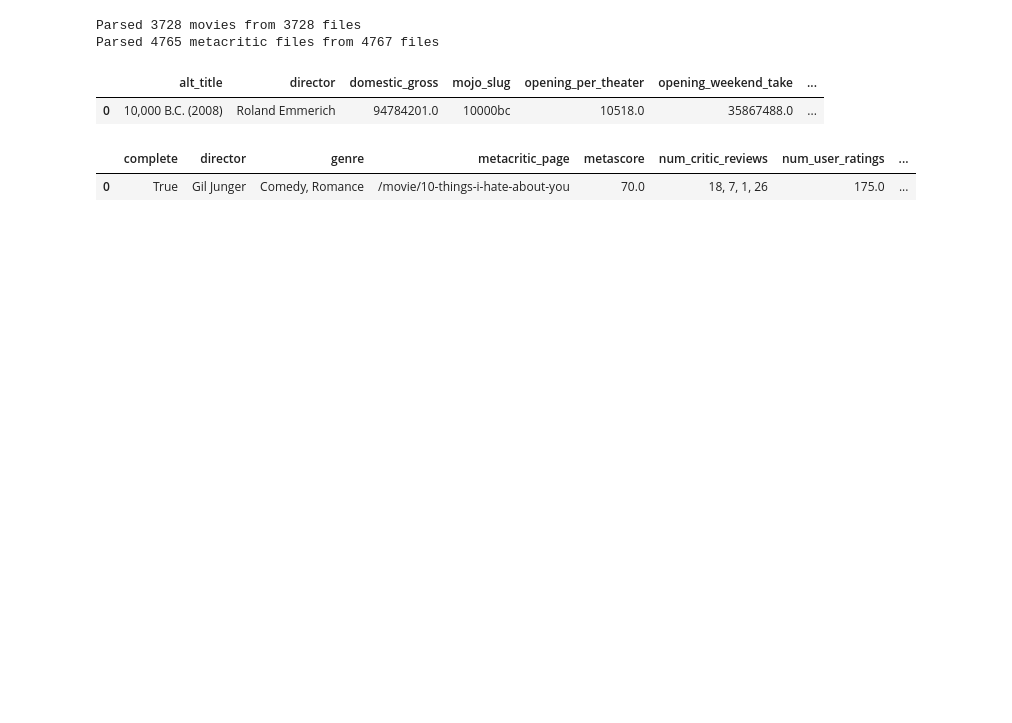
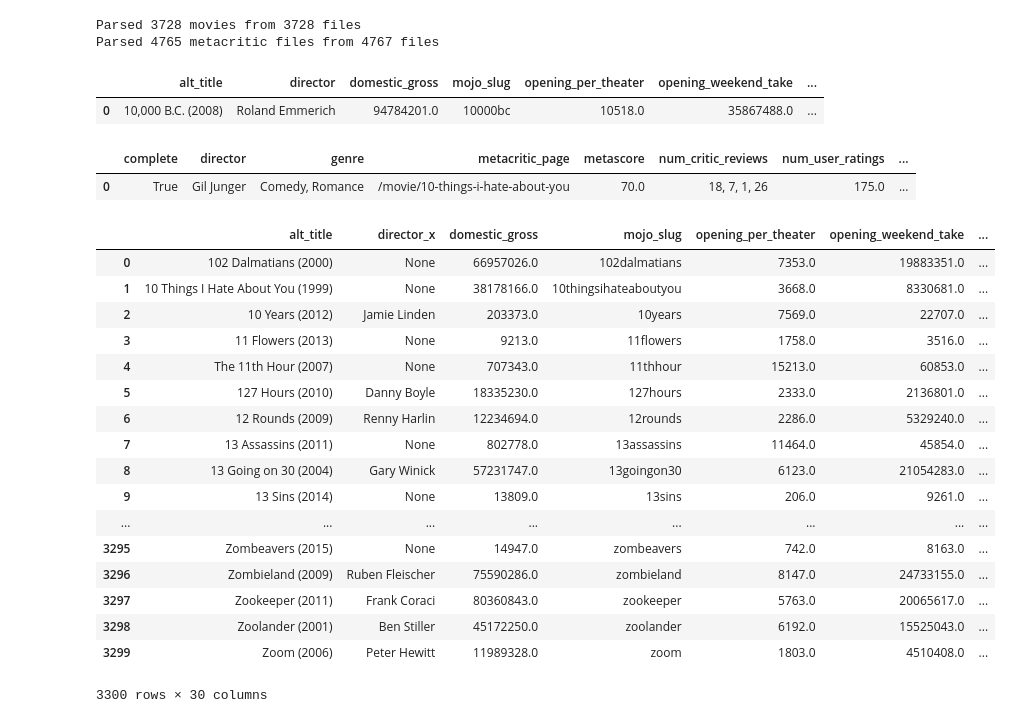
Before and after one commit to mombadil/team_apples, a Jupyter notebook: team apples data cleaning.ipynb, the cells around one changed output. Cells and saved outputs as stored; diff of their text form; code cells hidden in the pictures; blank space fills up the shorter version.

Commit message:
lindsay changed merge to remove whitespace errors

```diff
--- a/team apples data cleaning.ipynb
+++ b/team apples data cleaning.ipynb
@@ -29,0 +26,27 @@ merged_data=mmerge_data(movies_df, meta_df, 'title')
+# %%
+# merge the data
+movie_df['title_strip']=movie_df['title'].str.strip()
+meta_df['title_strip']=meta_df['title'].str.strip()
+
+movie_inner=movie_df.merge(meta_df,on='title_strip', how='inner')
+# %%
+movie_inner
+# %% [output]
+|  | alt_title | director_x | domestic_gross | mojo_slug | opening_per_theater | opening_weekend_take | ... |
+| 0 | 102 Dalmatians (2000) | None | 66957026.0 | 102dalmatians | 7353.0 | 19883351.0 | ... |
+| 1 | 10 Things I Hate About You (1999) | None | 38178166.0 | 10thingsihateaboutyou | 3668.0 | 8330681.0 | ... |
+| 2 | 10 Years (2012) | Jamie Linden | 203373.0 | 10years | 7569.0 | 22707.0 | ... |
+| 3 | 11 Flowers (2013) | None | 9213.0 | 11flowers | 1758.0 | 3516.0 | ... |
+| 4 | The 11th Hour (2007) | None | 707343.0 | 11thhour | 15213.0 | 60853.0 | ... |
+| 5 | 127 Hours (2010) | Danny Boyle | 18335230.0 | 127hours | 2333.0 | 2136801.0 | ... |
+| 6 | 12 Rounds (2009) | Renny Harlin | 12234694.0 | 12rounds | 2286.0 | 5329240.0 | ... |
+| 7 | 13 Assassins (2011) | None | 802778.0 | 13assassins | 11464.0 | 45854.0 | ... |
+| 8 | 13 Going on 30 (2004) | Gary Winick | 57231747.0 | 13goingon30 | 6123.0 | 21054283.0 | ... |
+| 9 | 13 Sins (2014) | None | 13809.0 | 13sins | 206.0 | 9261.0 | ... |
+| ... | ... | ... | ... | ... | ... | ... | ... |
+| 3295 | Zombeavers (2015) | None | 14947.0 | zombeavers | 742.0 | 8163.0 | ... |
+| 3296 | Zombieland (2009) | Ruben Fleischer | 75590286.0 | zombieland | 8147.0 | 24733155.0 | ... |
+| 3297 | Zookeeper (2011) | Frank Coraci | 80360843.0 | zookeeper | 5763.0 | 20065617.0 | ... |
+| 3298 | Zoolander (2001) | Ben Stiller | 45172250.0 | zoolander | 6192.0 | 15525043.0 | ... |
+| 3299 | Zoom (2006) | Peter Hewitt | 11989328.0 | zoom | 1803.0 | 4510408.0 | ... |
+3300 rows × 30 columns
```
Also changed, not shown: parts of 1 cell of this notebook.
